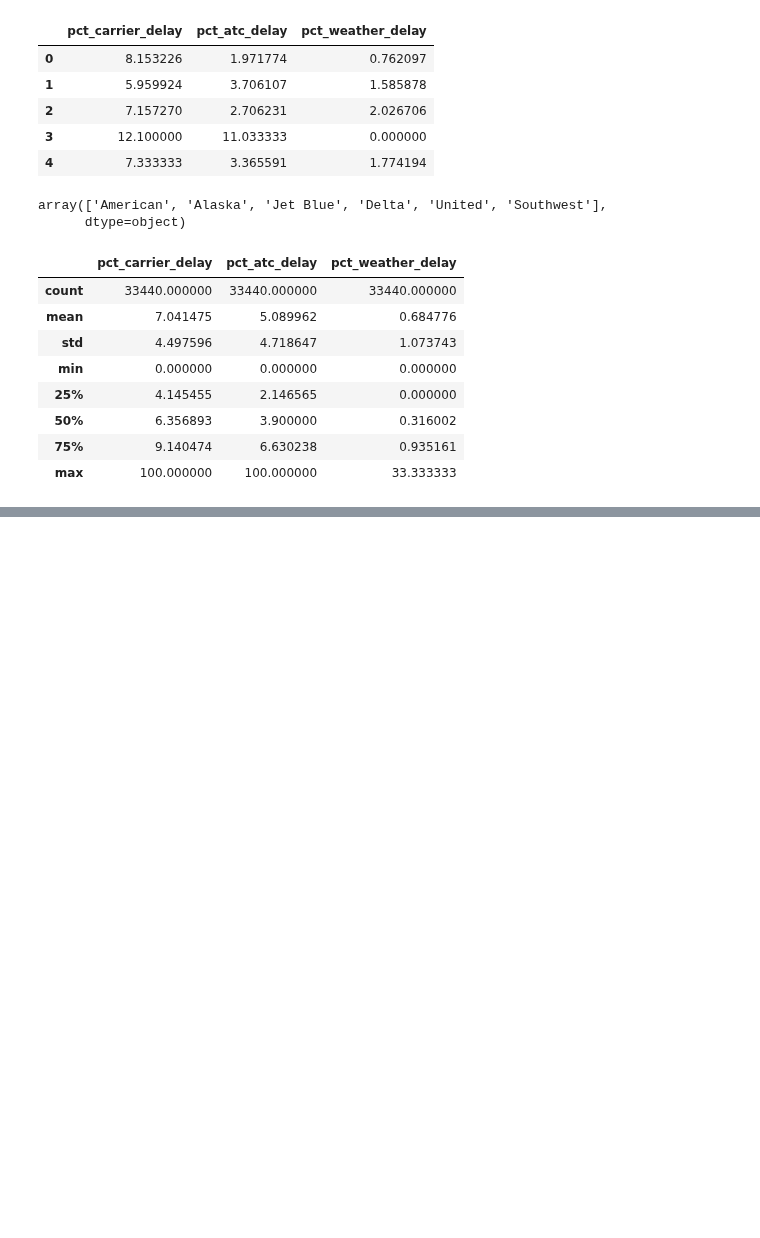
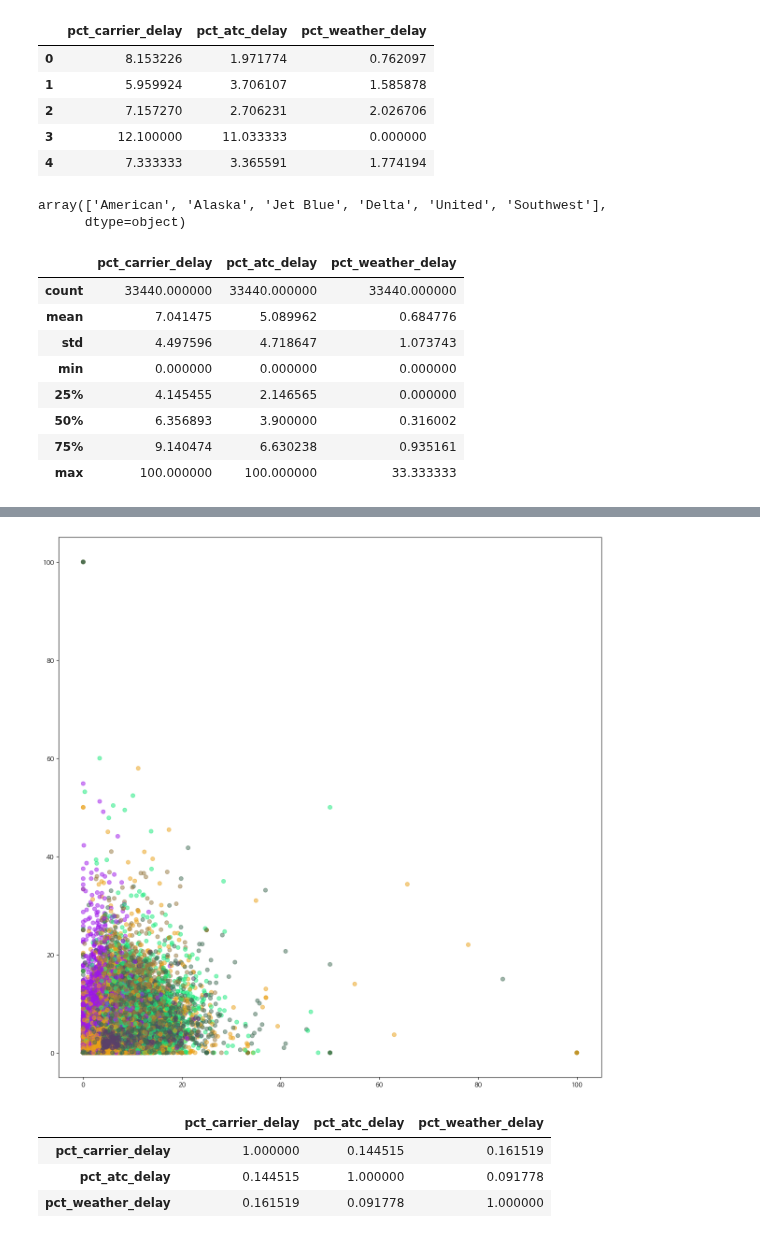
Before and after one commit to Telkem/hipython_rep, a Jupyter notebook: 17_탐색적데이터분석.ipynb, the cells around one changed output, grey strips where cells are left out. Drawn from its saved outputs; the diff is of its cells as text; code cells hidden in the pictures; blank space fills up the shorter version.

```diff
--- a/17_탐색적데이터분석.ipynb
+++ b/17_탐색적데이터분석.ipynb
@@ -91,0 +148,22 @@ df.groupby('airline').describe().T
+# %%
+colors = {"Alaska":"#9E17EB","American":"#17EB7B", 'Delta':'#EBA117','Jet Blue':'#967841','Southwest':'#5B406B','United':'#406B54'}
+
+fig = plt.figure(figsize=[15,15])
+axes = fig.add_subplot(1,1,1)
+axes.scatter(
+    data=df_group_filled,
+    x='pct_carrier_delay',
+    y='pct_atc_delay',
+    alpha=0.5,
+    c=df_group_filled['airline'].map(colors)
+)
+plt.show()
+# %% [output]
+[figure, added]
+# %%
+df_group_filled.corr(numeric_only=True)
+# %% [output]
+|  | pct_carrier_delay | pct_atc_delay | pct_weather_delay |
+| pct_carrier_delay | 1.000000 | 0.144515 | 0.161519 |
+| pct_atc_delay | 0.144515 | 1.000000 | 0.091778 |
+| pct_weather_delay | 0.161519 | 0.091778 | 1.000000 |
```
Also changed, not shown: parts of 10 cells of this notebook, 3 other files.
